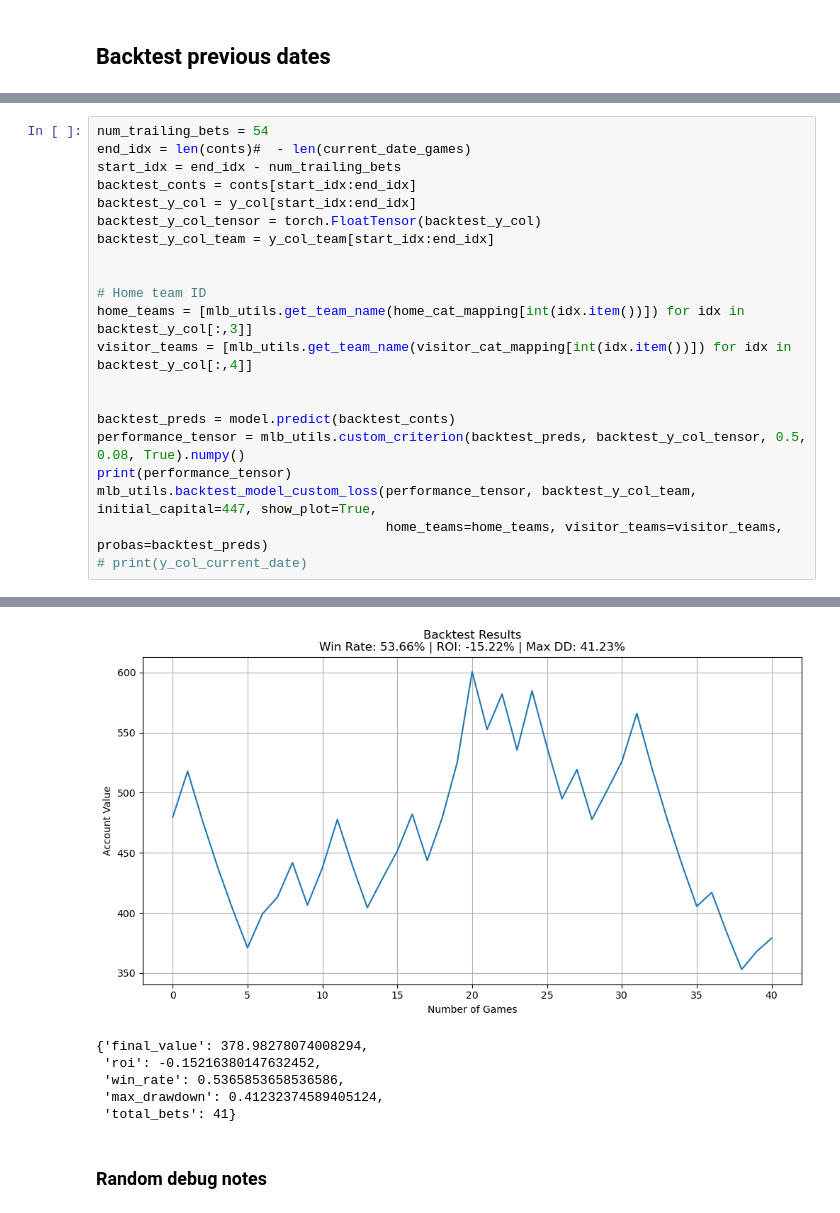
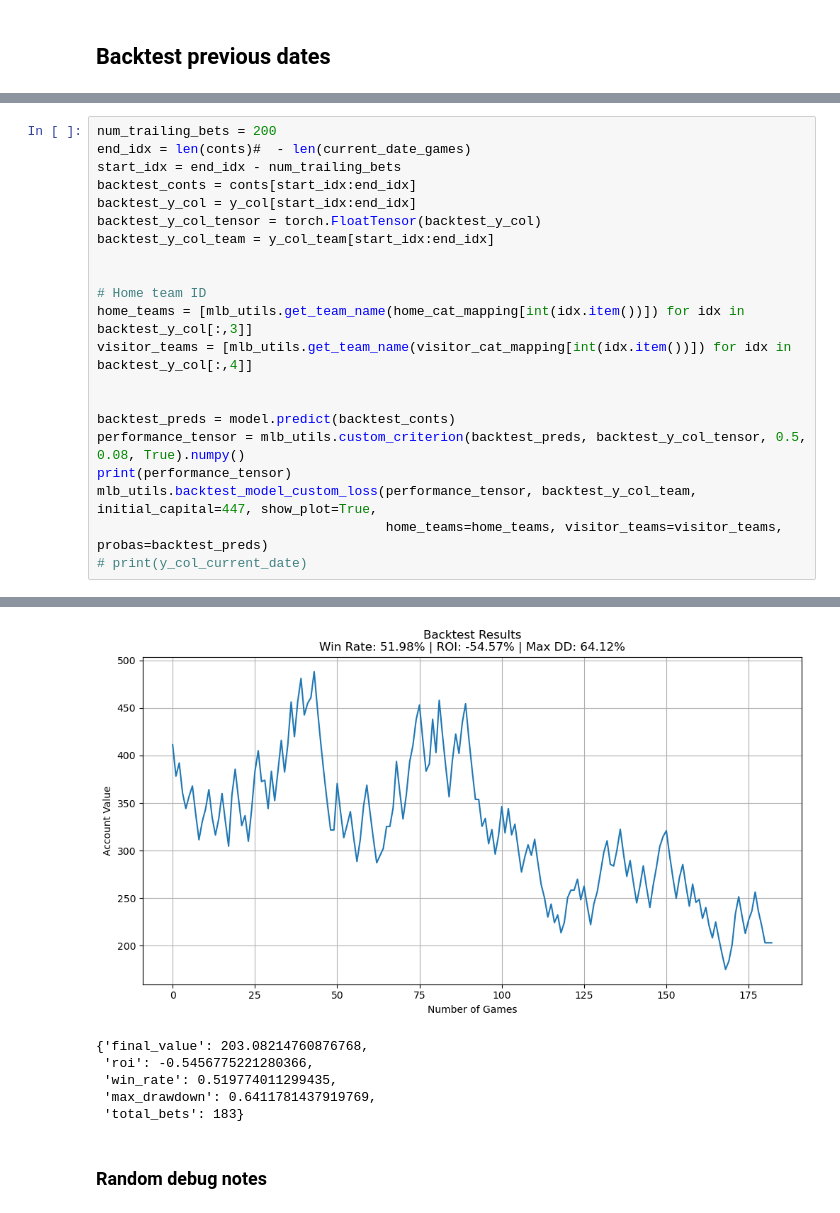
Before and after one commit to forbesjon2/NFL, a Jupyter notebook: MLB_Predict.ipynb, the cells around one changed output, grey strips where cells are left out. Drawn from its saved outputs; the diff is of its cells as text.

```diff
--- a/MLB_Predict.ipynb
+++ b/MLB_Predict.ipynb
@@ -748,5 +752,5 @@ array([['2025-04-01', 'LAN', 'ATL'],
 # %%
-num_trailing_bets = 54
+num_trailing_bets = 200
 end_idx = len(conts)#  - len(current_date_games)
 start_idx = end_idx - num_trailing_bets
 backtest_conts = conts[start_idx:end_idx]
@@ -787,9 +791,9 @@ mlb_utils.backtest_model_custom_loss(performance_tensor, backtest_y_col_team, in
-[figure, old version]
+[figure, new version]
-{'final_value': 378.98278074008294,
- 'roi': -0.15216380147632452,
- 'win_rate': 0.5365853658536586,
- 'max_drawdown': 0.41232374589405124,
- 'total_bets': 41}
+{'final_value': 203.08214760876768,
+ 'roi': -0.5456775221280366,
+ 'win_rate': 0.519774011299435,
+ 'max_drawdown': 0.6411781437919769,
+ 'total_bets': 183}
 # %% [markdown]
 ### Random debug notes
 # %%
```
Also changed, not shown: parts of 10 cells of this notebook, 3 other files.
